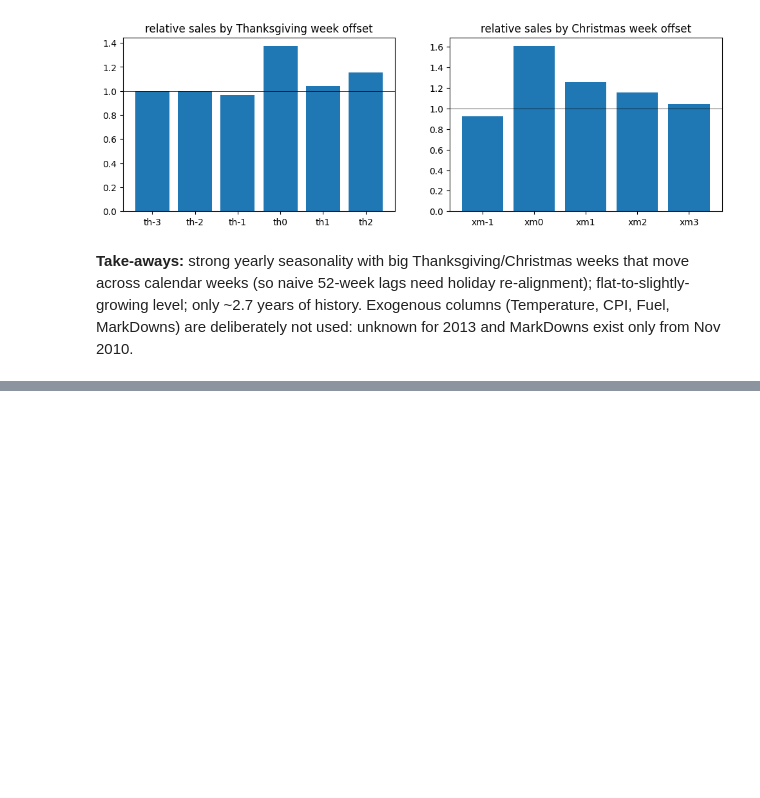
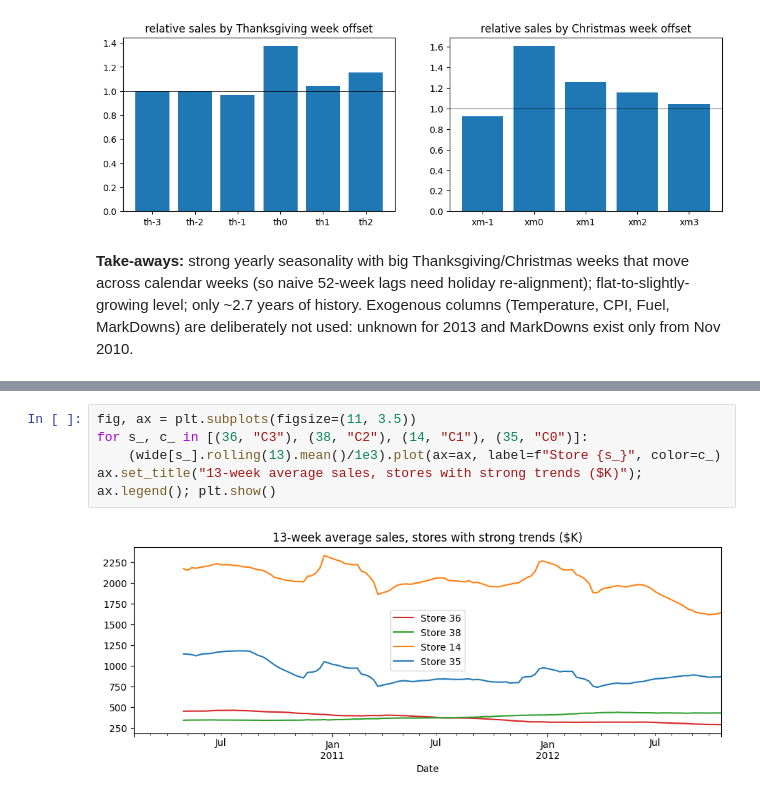
Before and after one commit to orangegreen212/speedy_forecasting, a Jupyter notebook: notebooks/01_eda.ipynb, the cells around one changed output, grey strips where cells are left out. Cells and saved outputs as stored; diff of their text form; blank space fills up the shorter version.

```diff
--- a/notebooks/01_eda.ipynb
+++ b/notebooks/01_eda.ipynb
@@ -49,0 +68,7 @@ ax[1].bar(xm.keys(), xm.values()); ax[1].axhline(1, c="k", lw=.5); ax[1].set_tit
+# %%
+fig, ax = plt.subplots(figsize=(11, 3.5))
+for s_, c_ in [(36, "C3"), (38, "C2"), (14, "C1"), (35, "C0")]:
+    (wide[s_].rolling(13).mean()/1e3).plot(ax=ax, label=f"Store {s_}", color=c_)
+ax.set_title("13-week average sales, stores with strong trends ($K)"); ax.legend(); plt.show()
+# %% [output]
+[figure, added]
```
Also changed, not shown: parts of 2 cells of this notebook, 15 other files.
